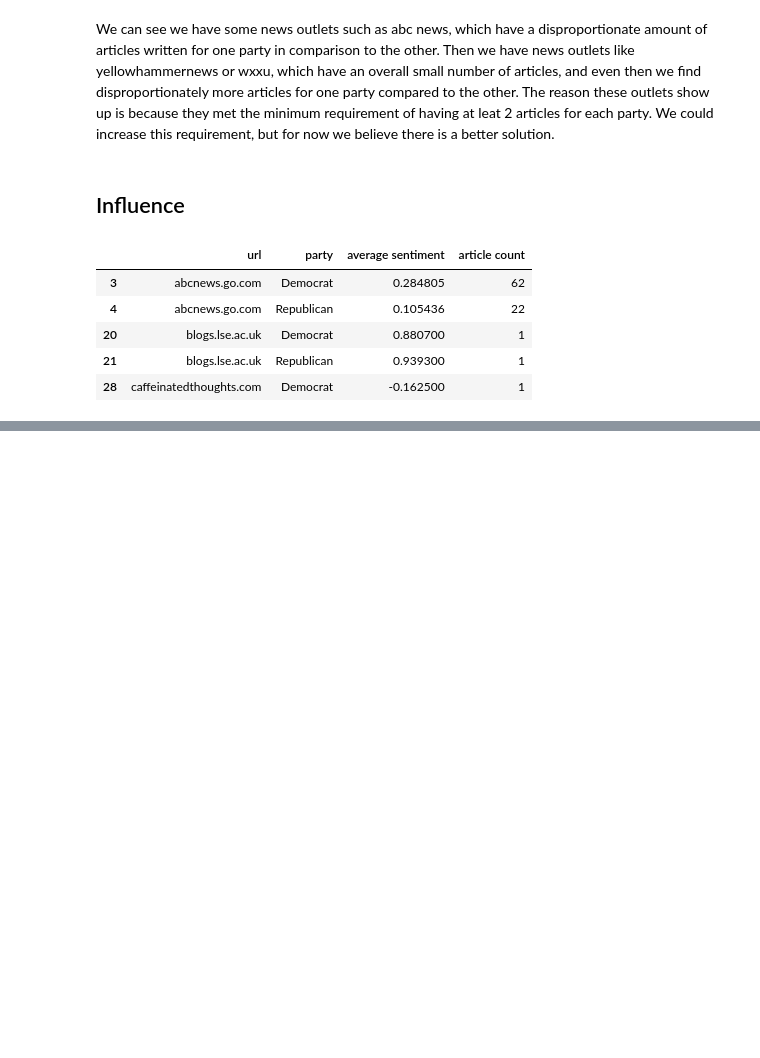
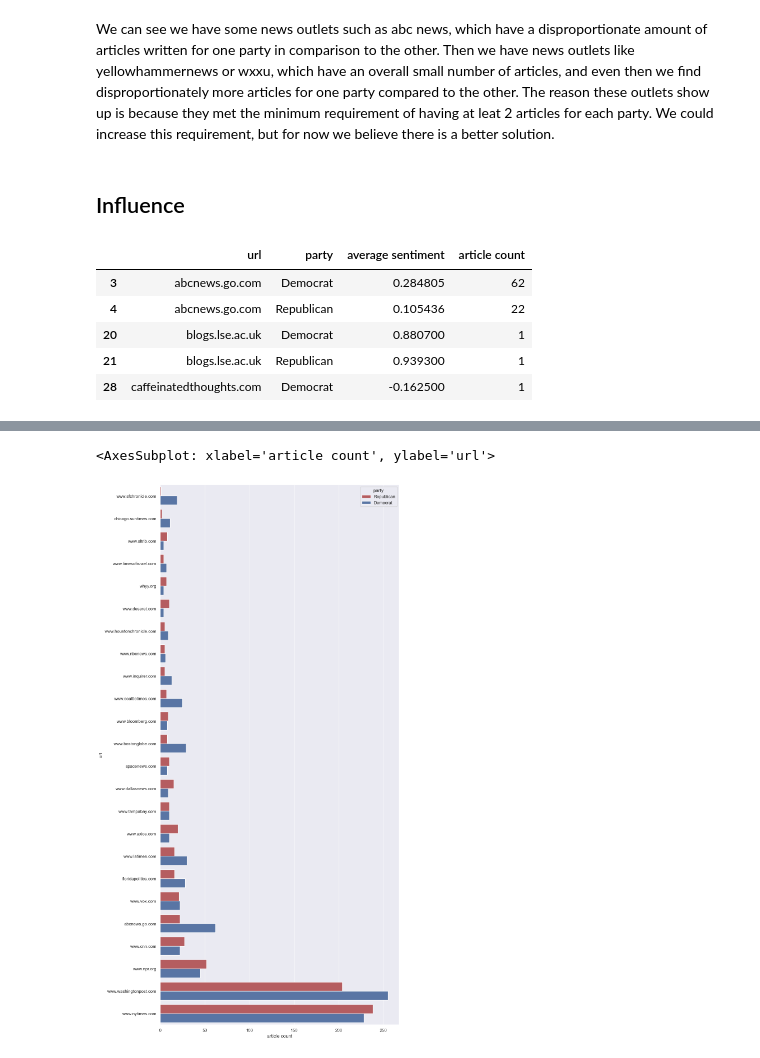
Before and after one commit to WizenPainter/Politician_Graph, a Jupyter notebook: Final_report.ipynb, the cells around one changed output, grey strips where cells are left out. Drawn from its saved outputs; the diff is of its cells as text; code cells hidden in the pictures; blank space fills up the shorter version.

```diff
--- a/Final_report.ipynb
+++ b/Final_report.ipynb
@@ -330,0 +398,7 @@ Now we have a more balanced dataset, even though we lose tons of data. For now w
+# %%
+sns.set(rc={'figure.figsize':(11,25)})
+filtered_news_party2 = filtered_news_party.sort_values('article count')
+sns.barplot(data=filtered_news_party2,y='url', x='article count',hue='party', palette=['r','b'])
+# %% [output]
+<AxesSubplot: xlabel='article count', ylabel='url'>
+[figure, added]
```
Also changed, not shown: parts of 28 cells of this notebook.
